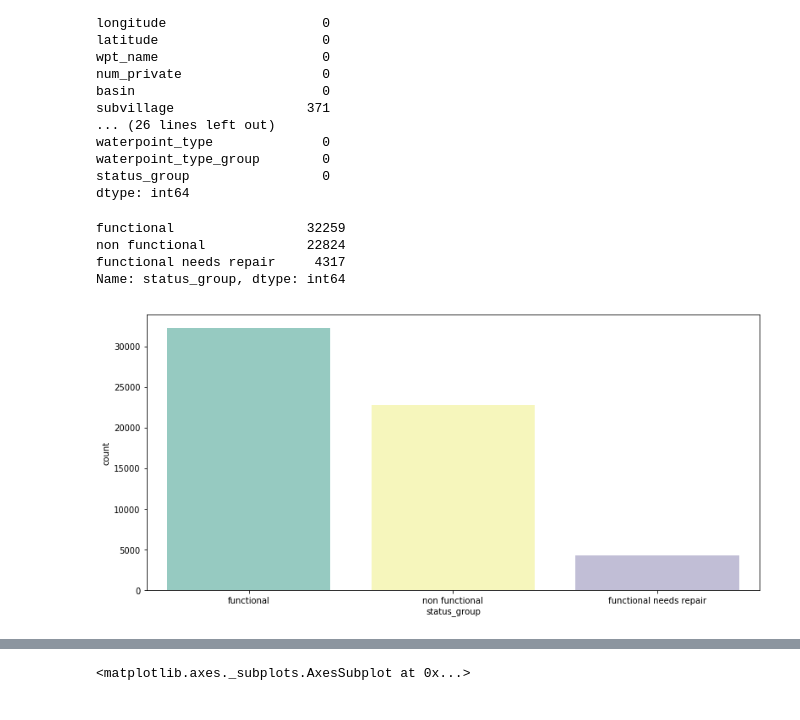
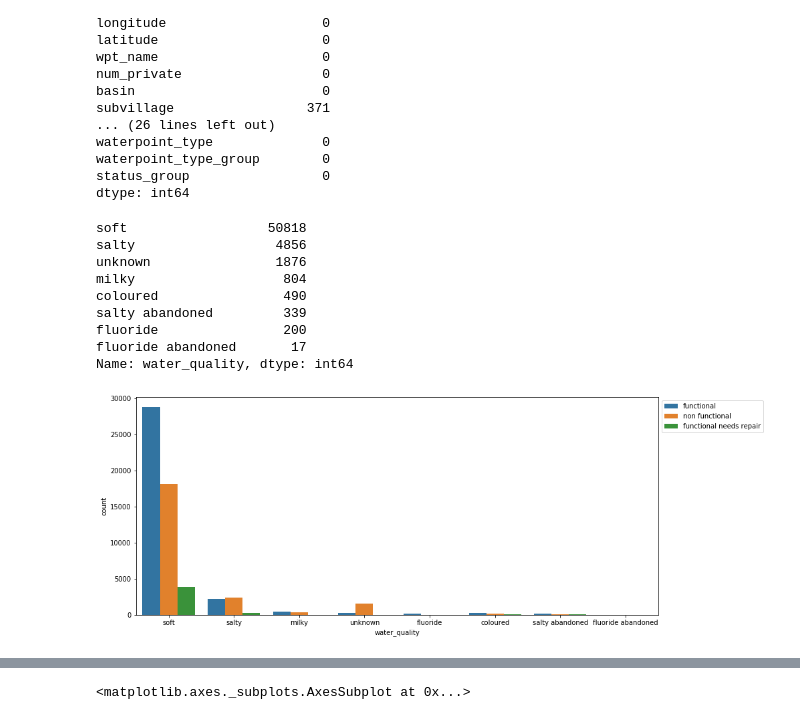
Before and after one commit to atalebizadeh/DS-Career-Track, a Jupyter notebook: Capstone Project 1/Water Pumps/Water Pumps - EDA - Cleaned.ipynb, the cells around one changed output, grey strips where cells are left out. Cells and saved outputs as stored; diff of their text form; code cells hidden in the pictures.

```diff
--- a/Capstone Project 1/Water Pumps/Water Pumps - EDA - Cleaned.ipynb
+++ b/Capstone Project 1/Water Pumps/Water Pumps - EDA - Cleaned.ipynb
@@ -356,12 +438,18 @@ waterpoint_type_group        0
 status_group                 0
 dtype: int64
 # %%
-plt.figure(figsize=(13,6))
-sns.countplot(df.status_group, palette = 'Set3')
-df.status_group.value_counts()
+plt.figure(figsize=(14,6))
+sns.countplot(data=df,x='water_quality',hue='status_group')
+plt.legend(bbox_to_anchor=(1, 1), loc=2)
+df.water_quality.value_counts()
 # %% [output]
-functional                 32259
-non functional             22824
-functional needs repair     4317
-Name: status_group, dtype: int64
+soft                  50818
+salty                  4856
+unknown                1876
+milky                   804
+coloured                490
+salty abandoned         339
+fluoride                200
+fluoride abandoned       17
+Name: water_quality, dtype: int64
-[figure, old version]
+[figure, new version]
```
Also changed, not shown: parts of 28 cells of this notebook.
